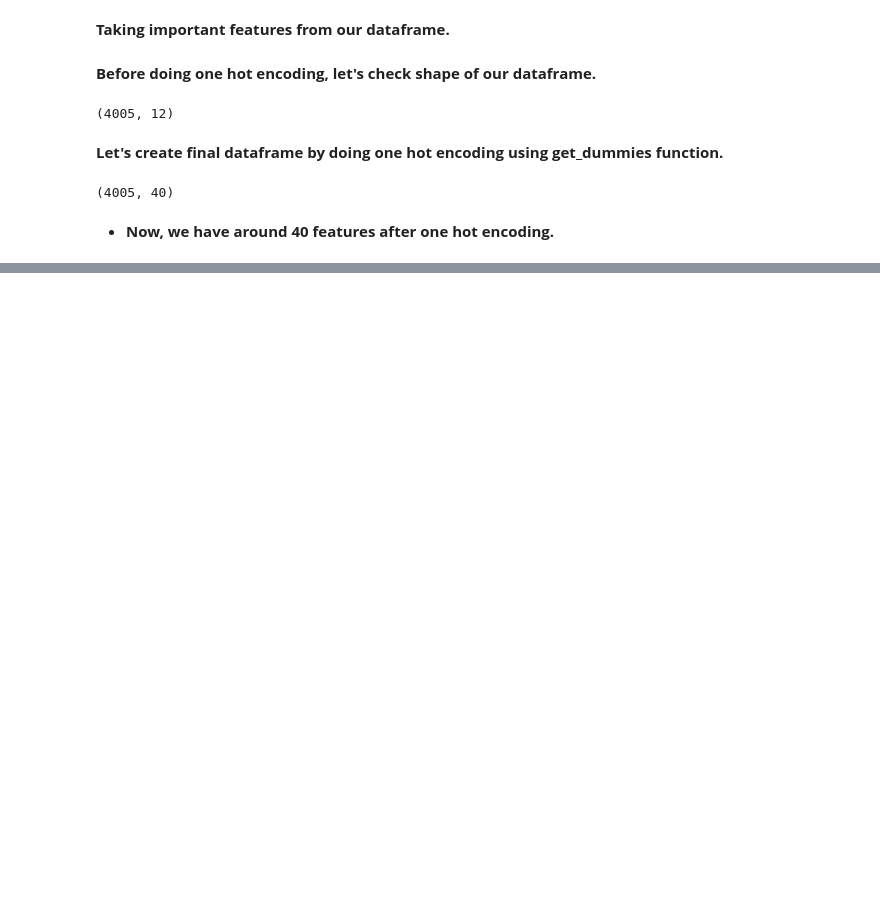
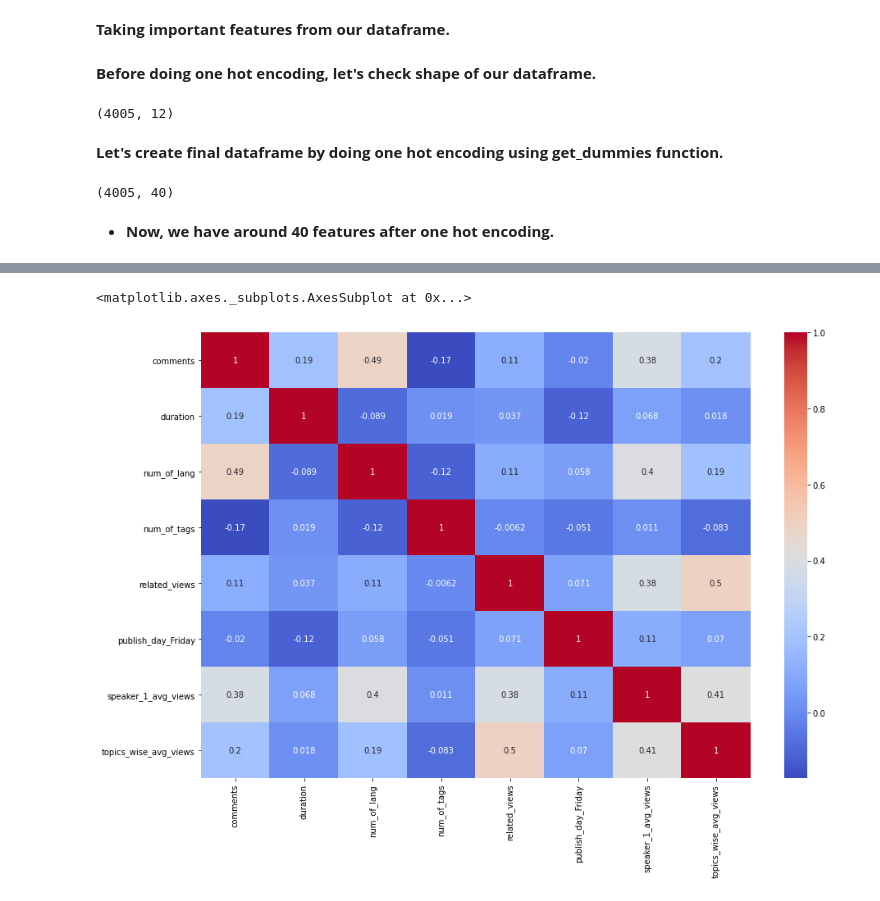
Before and after one commit to PuroshotamSingh/Ted-talk-views-prediction, a Jupyter notebook: Ted_Talk_Views_Prediction_Puroshotam_Singh_Capstone_Project_2.ipynb, the cells around one changed output, grey strips where cells are left out. Cells and saved outputs as stored; diff of their text form; code cells hidden in the pictures; blank space fills up the shorter version.

```diff
--- a/Ted_Talk_Views_Prediction_Puroshotam_Singh_Capstone_Project_2.ipynb
+++ b/Ted_Talk_Views_Prediction_Puroshotam_Singh_Capstone_Project_2.ipynb
@@ -877,0 +929,18 @@ final_df.shape
+# %%
+# List of important features.
+
+imp_feat=['comments', 'duration', 'num_of_lang', 'num_of_tags',
+       'related_views','publish_day_Friday','speaker_1_avg_views','topics_wise_avg_views',]
+# %%
+# Creating dataframe with selected important features.
+
+df_imp = final_df[imp_feat]
+# %%
+# Lets look at the correlation matrix.
+
+fig = plt.figure(figsize=(15,10))
+ax = fig.add_subplot(111)
+sns.heatmap(df_imp.corr(),annot=True, cmap='coolwarm')
+# %% [output]
+<matplotlib.axes._subplots.AxesSubplot at 0x...>
+[figure, added]
```
Also changed, not shown: parts of 9 cells of this notebook.
